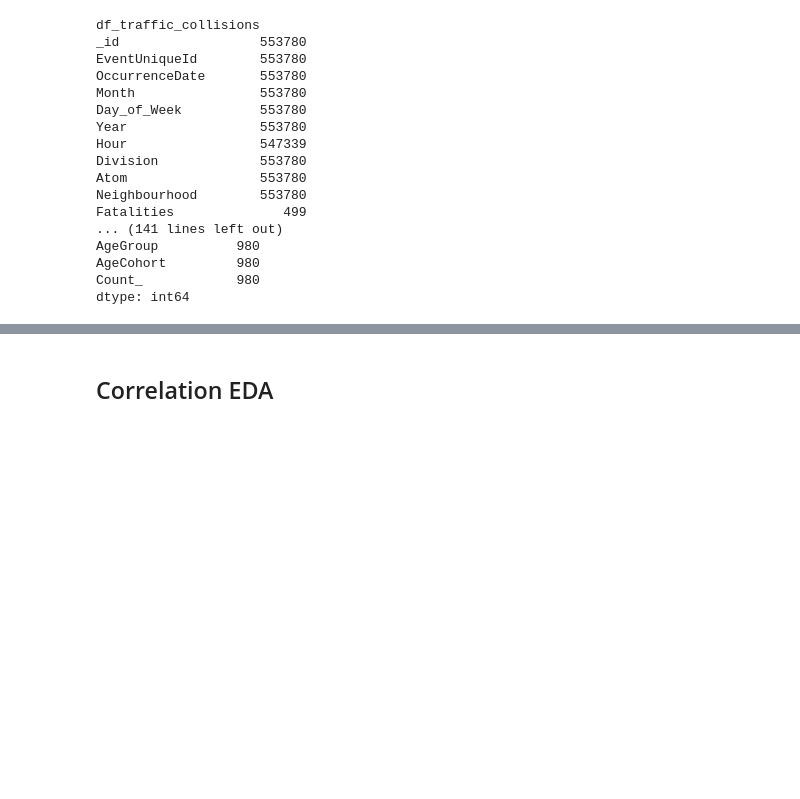
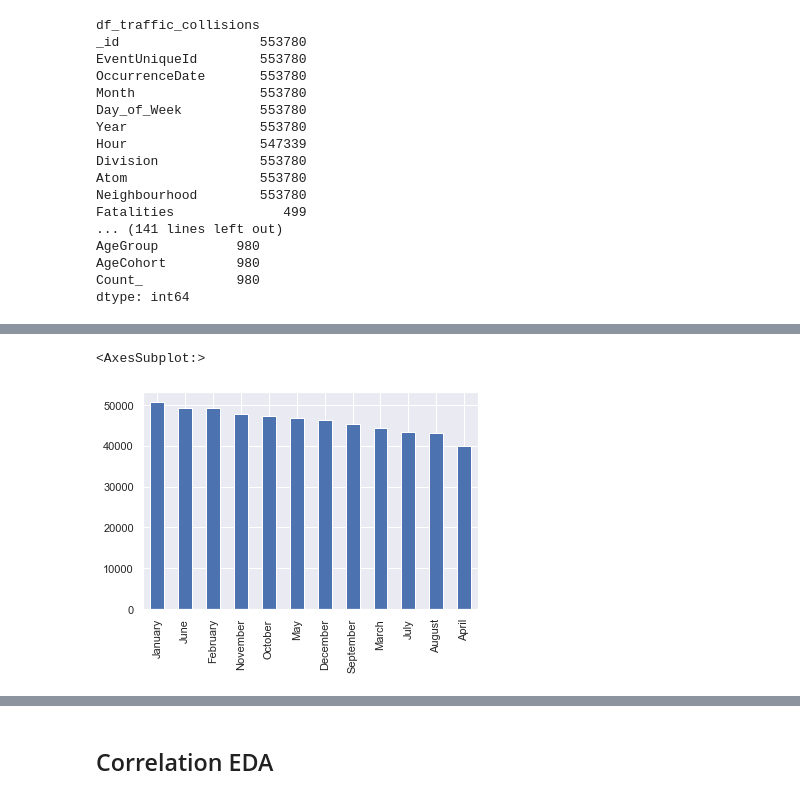
Before and after one commit to vhr1975/datasciw210, a Jupyter notebook: EDA/victor_ramirez_Toronto_EDA_Tensorflow.ipynb, the cells around one changed output, grey strips where cells are left out. Saved outputs shown, nothing was run; the diff lists cells and outputs as text; code cells hidden in the pictures; blank space fills up the shorter version.

```diff
--- a/EDA/victor_ramirez_Toronto_EDA_Tensorflow.ipynb
+++ b/EDA/victor_ramirez_Toronto_EDA_Tensorflow.ipynb
@@ -428,0 +376,6 @@ shuffled indices: [370755  18943 243696 ... 117952 435829 305711]
+# %%
+crashes_by_month = df_traffic_collisions['Month'].value_counts()
+crashes_by_month.plot(kind='bar')
+# %% [output]
+<AxesSubplot:>
+[figure, added]
```
Also changed, not shown: parts of 44 cells of this notebook.
